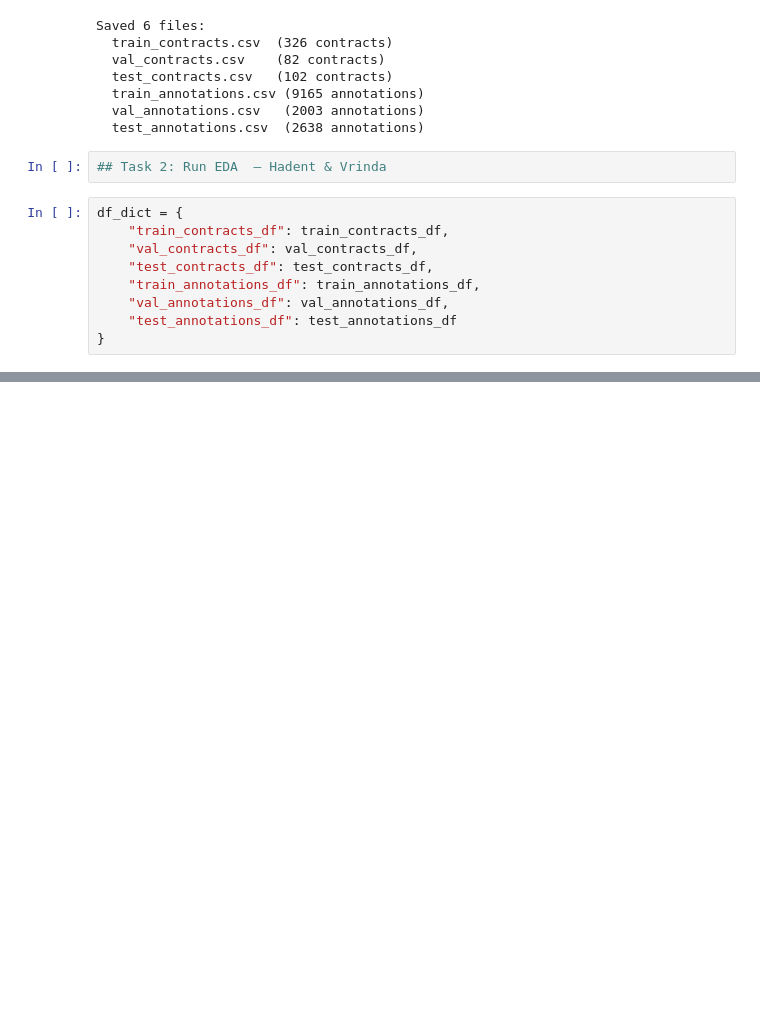
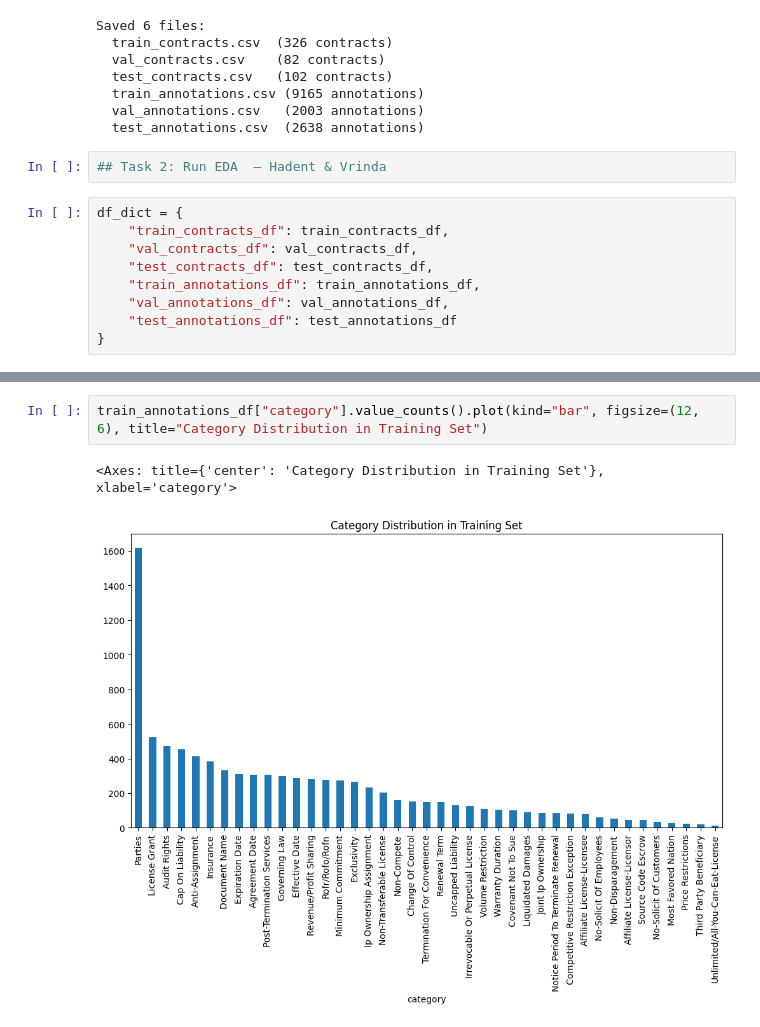
Before and after one commit to Break-Through-Tech/Accenture-1L-contract-review-challenge, a Jupyter notebook: notebooks/Google_colab.ipynb, the cells around one changed output, grey strips where cells are left out. Saved outputs shown, nothing was run; the diff lists cells and outputs as text; blank space fills up the shorter version.

```diff
--- a/notebooks/Google_colab.ipynb
+++ b/notebooks/Google_colab.ipynb
@@ -402,0 +577,5 @@ NameError: name 'train' is not defined
+# %%
+train_annotations_df["category"].value_counts().plot(kind="bar", figsize=(12, 6), title="Category Distribution in Training Set")
+# %% [output]
+<Axes: title={'center': 'Category Distribution in Training Set'}, xlabel='category'>
+[figure, added]
```
Also changed, not shown: parts of 14 cells of this notebook, 6 other files.
